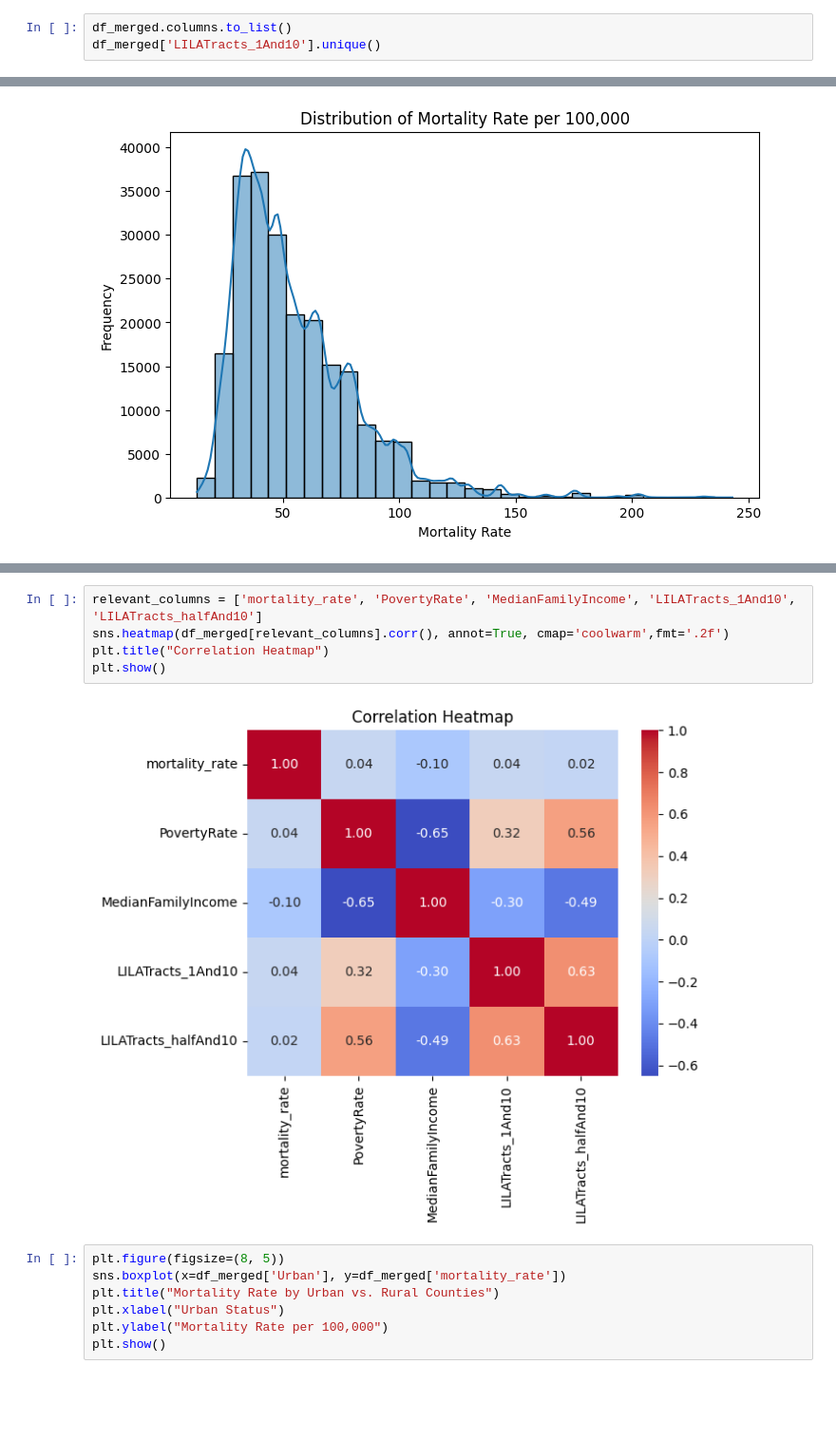
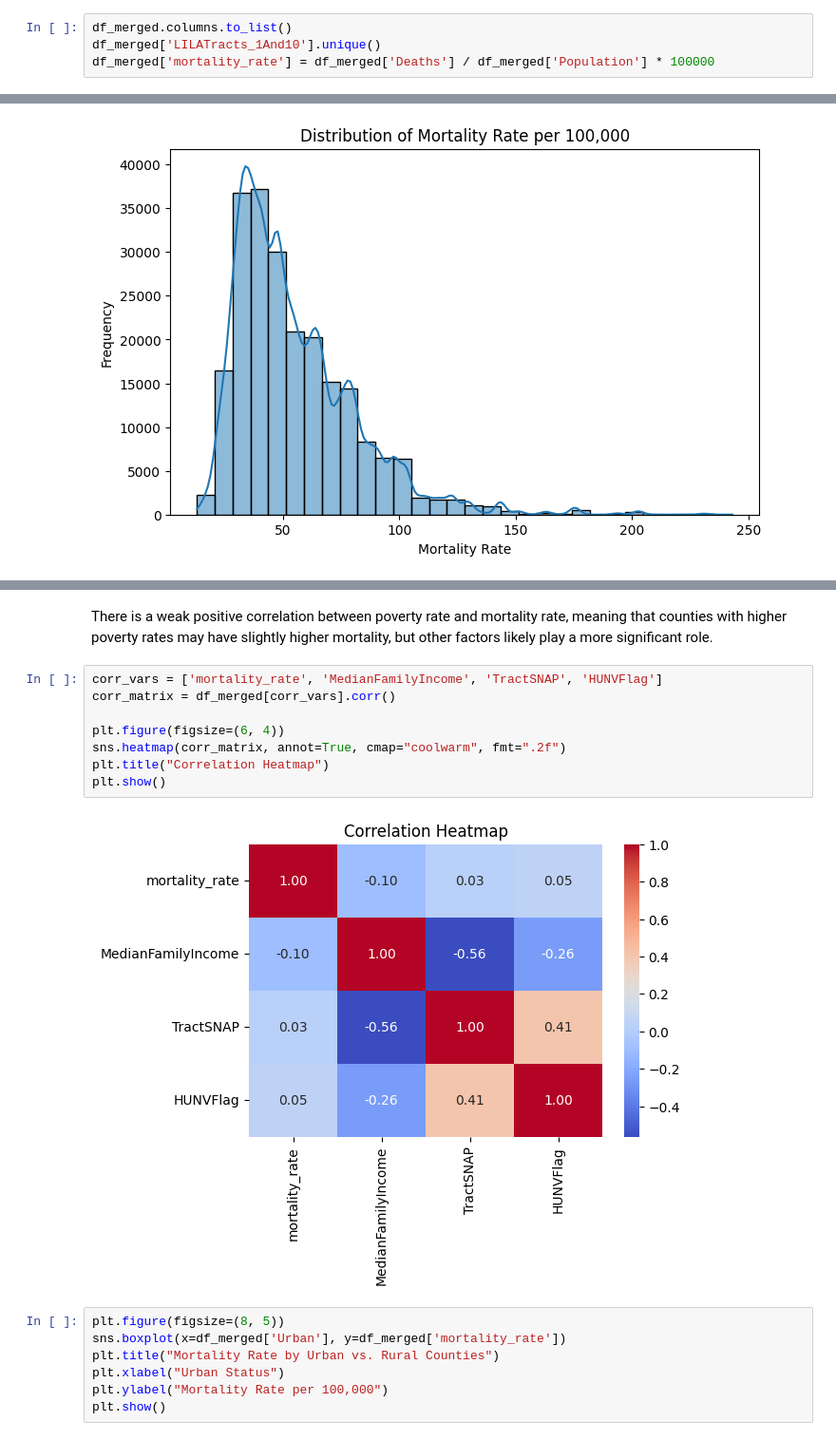
Before and after one commit to marklee4823/math189_project, a Jupyter notebook: Notebook.ipynb, the cells around one changed output, grey strips where cells are left out. Shown at 95% size. Cells and saved outputs as stored; diff of their text form; blank space fills up the shorter version.

```diff
--- a/Notebook.ipynb
+++ b/Notebook.ipynb
@@ -225,3 +225,4 @@ df_merged
 # %%
 df_merged.columns.to_list()
 df_merged['LILATracts_1And10'].unique()
+df_merged['mortality_rate'] = df_merged['Deaths'] / df_merged['Population'] * 100000
@@ -248,10 +290,15 @@ plt.show()
+# %% [markdown]
+There is a weak positive correlation between poverty rate and mortality rate, meaning that counties with higher poverty rates may have slightly higher mortality, but other factors likely play a more significant role.
 # %%
-relevant_columns = ['mortality_rate', 'PovertyRate', 'MedianFamilyIncome', 'LILATracts_1And10', 'LILATracts_halfAnd10']
-sns.heatmap(df_merged[relevant_columns].corr(), annot=True, cmap='coolwarm',fmt='.2f')
+corr_vars = ['mortality_rate', 'MedianFamilyIncome', 'TractSNAP', 'HUNVFlag']
+corr_matrix = df_merged[corr_vars].corr()
+
+plt.figure(figsize=(6, 4))
+sns.heatmap(corr_matrix, annot=True, cmap="coolwarm", fmt=".2f")
 plt.title("Correlation Heatmap")
 plt.show()
 # %% [output]
-[figure, old version]
+[figure, new version]
 # %%
 plt.figure(figsize=(8, 5))
 sns.boxplot(x=df_merged['Urban'], y=df_merged['mortality_rate'])
```
Also changed, not shown: parts of 6 cells of this notebook.
